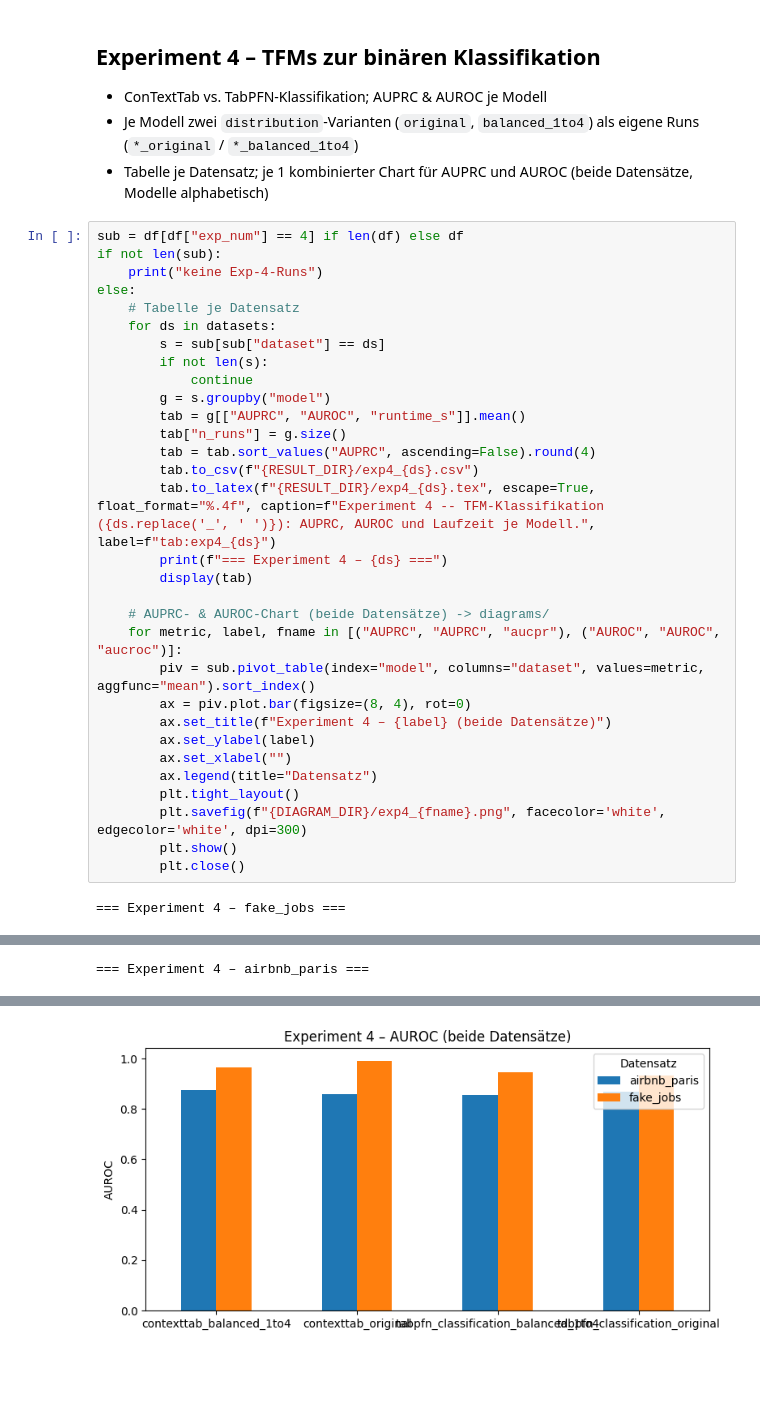
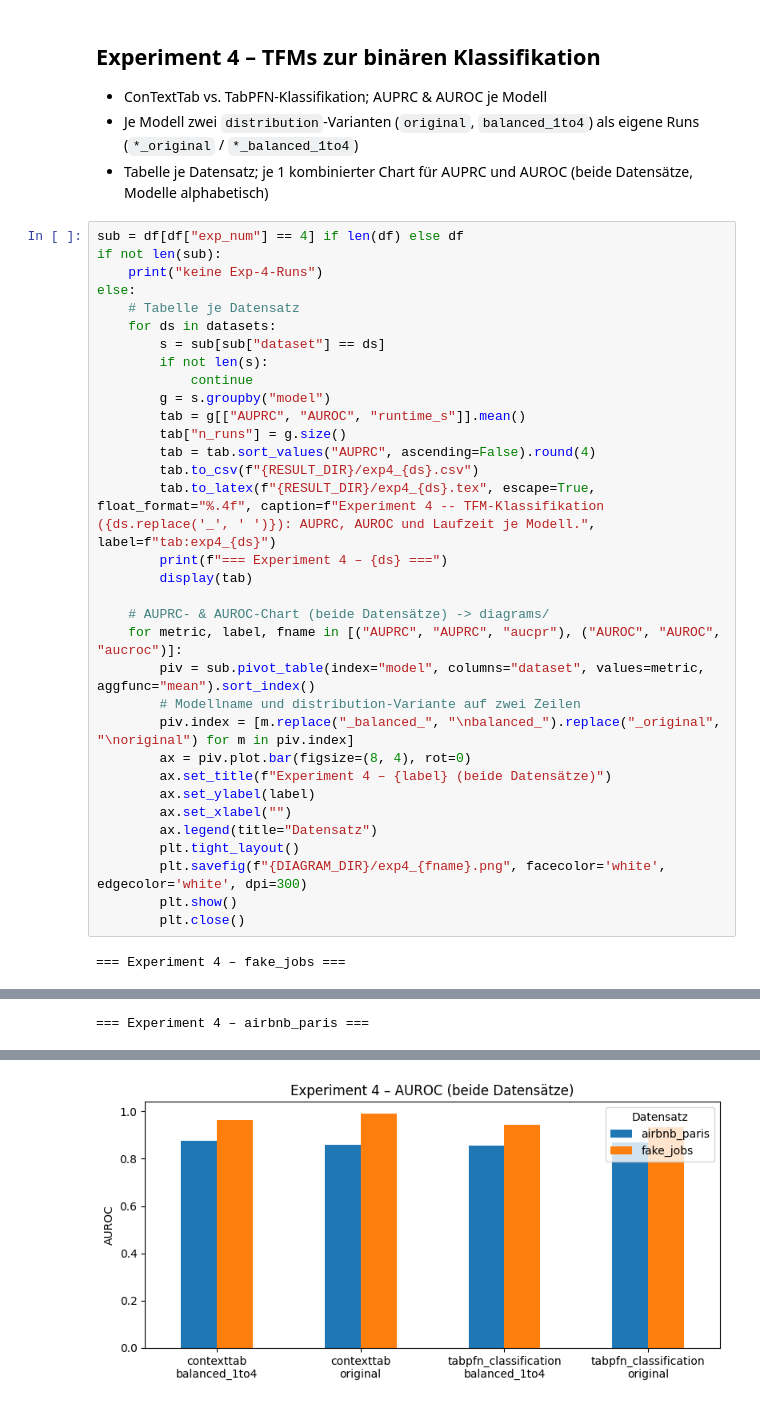
Before and after one commit to florivz/tfm-anomaly-detection, a Jupyter notebook: experiment_summary.ipynb, the cells around one changed output, grey strips where cells are left out. Cells and saved outputs as stored; diff of their text form; blank space fills up the shorter version.

```diff
--- a/experiment_summary.ipynb
+++ b/experiment_summary.ipynb
@@ -291,6 +293,8 @@ else:
     # AUPRC- & AUROC-Chart (beide Datensätze) -> diagrams/
     for metric, label, fname in [("AUPRC", "AUPRC", "aucpr"), ("AUROC", "AUROC", "aucroc")]:
         piv = sub.pivot_table(index="model", columns="dataset", values=metric, aggfunc="mean").sort_index()
+        # Modellname und distribution-Variante auf zwei Zeilen
+        piv.index = [m.replace("_balanced_", "\nbalanced_").replace("_original", "\noriginal") for m in piv.index]
         ax = piv.plot.bar(figsize=(8, 4), rot=0)
         ax.set_title(f"Experiment 4 – {label} (beide Datensätze)")
         ax.set_ylabel(label)
@@ -319 +323 @@ else:
-[figure, old version]
+[figure, new version]
```
Also changed, not shown: parts of 2 cells of this notebook, 10 other files.
